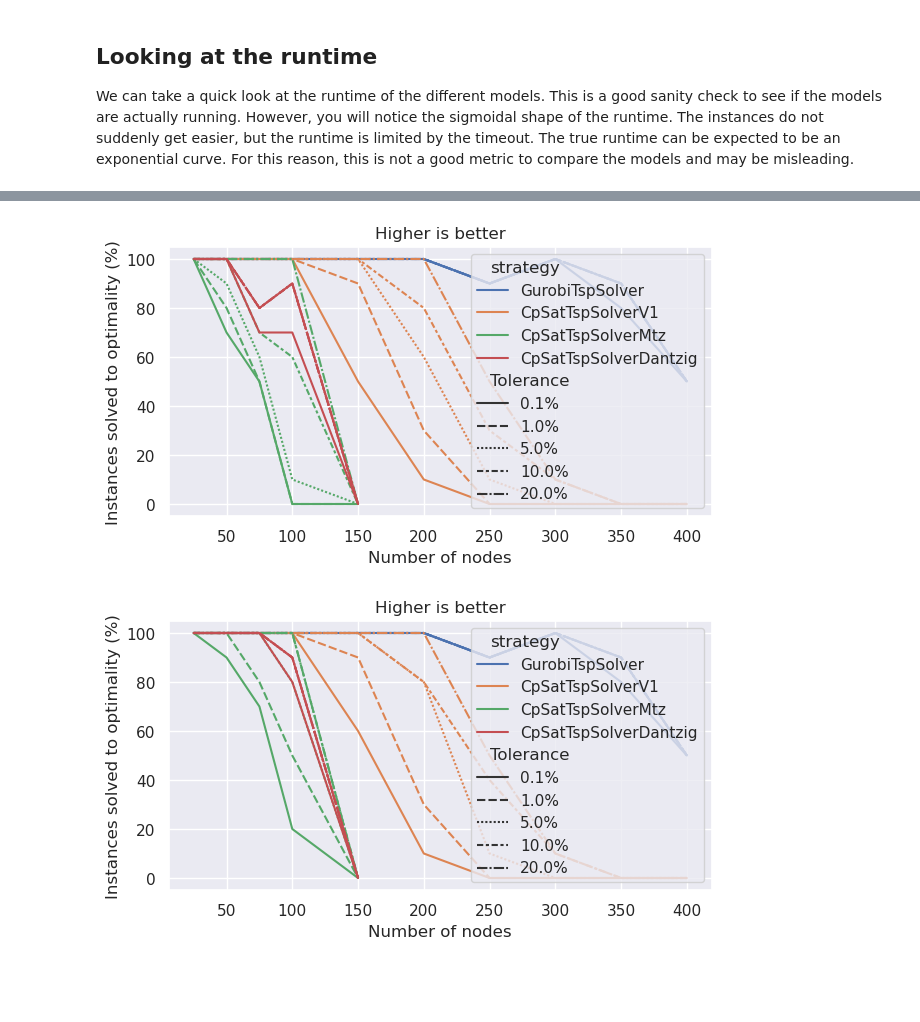
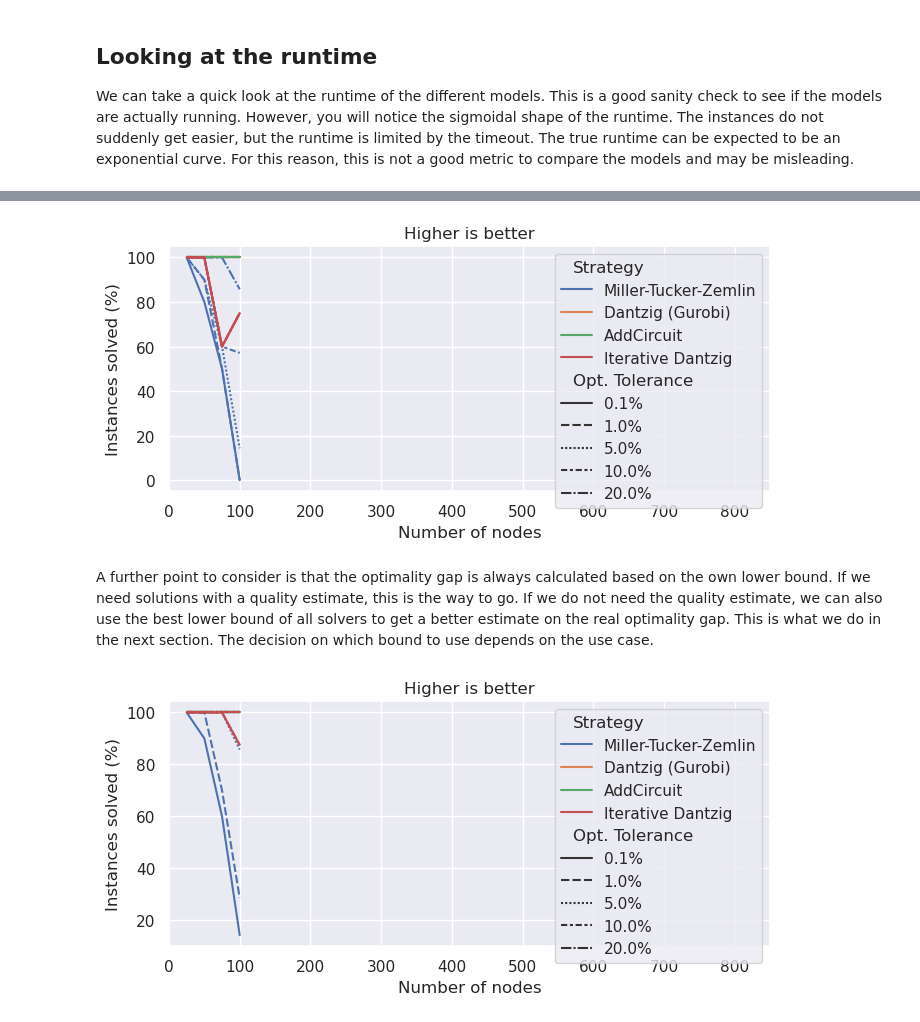
Before and after one commit to d-krupke/cpsat-primer, a Jupyter notebook: examples/tsp_evaluation/04_analyze.ipynb, the cells around one changed output, grey strips where cells are left out. Drawn from its saved outputs; the diff is of its cells as text; code cells hidden in the pictures; blank space fills up the shorter version.

```diff
--- a/examples/tsp_evaluation/04_analyze.ipynb
+++ b/examples/tsp_evaluation/04_analyze.ipynb
@@ -7,10 +7,11 @@ Just as a quick reference to remember which columns are available.
 Double check for stupid mistakes.
 # %%
 import pandas as pd
-from _conf import SIMPLIFIED_RESULTS
+from _conf import SIMPLIFIED_RESULTS, PUBLIC_DATA
 
 results = pd.read_json(SIMPLIFIED_RESULTS)
-results["opt_gap"] = (results["objective"] - results["lower_bound"]) / results["lower_bound"]
-results["opt"] = results["opt_gap"] < 0.001
-results
+results["opt_gap"] = (results["objective"] - results["lower_bound"]) / results["objective"]
+results["strategy"].replace({"GurobiTspSolver": "Dantzig (Gurobi)", "CpSatTspSolverV1": "AddCircuit","CpSatTspSolverDantzig": "Iterative Dantzig", "CpSatTspSolverMtz": "Miller-Tucker-Zemlin"}, inplace=True)
+results["opt"] = results["opt_gap"] <= 0.001
+results.sort_values(["num_nodes", "instance_name"])
 # %% [output]
@@ -72,5 +101,6 @@ plt.show()
 # %%
-t = results
+t = results.sort_values(["num_nodes", "instance_name"])
+t = t[t["opt_tol"] == 0.001]
 t["opt_perc"] = t["opt"] * 100
 display(t.groupby(["num_nodes", "strategy"])[["opt_perc"]].mean())
 plt.figure(figsize=(7, 3.5))
@@ -78,6 +108,8 @@ sns.lineplot(data=t, x="num_nodes", y="opt_perc", hue="strategy")
 plt.ylabel("Instances solved to optimality (%)")
 plt.xlabel("Number of nodes")
 plt.title("Higher is better")
+plt.tight_layout()
+plt.savefig(PUBLIC_DATA/"solved_over_size.png")
 plt.show()
 # %% [output]
 |  |  | opt_perc |
@@ -102,39 +140,55 @@ plt.show()
 # %%
+# Same plot but this time use the best lower bound available for each instance.
 opt_gaps = [0.001, 0.01, 0.05, 0.1, 0.2]
 data = []
 for opt_gap in opt_gaps:
-    t = results.copy()
+    t = results[results["opt_tol"]==0.001].copy()
+    t["opt_gap"] = (t["objective"] - t["lower_bound"]) / t["lower_bound"]
     t["succ"] = t["opt_gap"] <= opt_gap
-    t["Tolerance"] = f"{100*opt_gap}%"
+    t["Opt. Tolerance"] = f"{100*opt_gap}%"
     data.append(t)
 t = pd.concat(data)
 t["succ_perc"] = t["succ"] * 100
 plt.figure(figsize=(7, 3.5))
-sns.lineplot(data=t, x="num_nodes", y="succ_perc", hue="strategy", style="Tolerance", errorbar=None)
-plt.ylabel("Instances solved to optimality (%)")
+t.rename(columns={"strategy": "Strategy"}, inplace=True)
+sns.lineplot(data=t, x="num_nodes", y="succ_perc", hue="Strategy", style="Opt. Tolerance", errorbar=None)
+plt.ylabel("Instances solved (%)")
 plt.xlabel("Number of nodes")
+plt.xlim(0, 850)
 plt.title("Higher is better")
+plt.tight_layout()
+plt.savefig(PUBLIC_DATA/"solved_over_size_opt_tol.png")
 plt.show()
 # %% [output]
-[figure, old version]
+[figure, new version]
+# %% [markdown]
+A further point to consider is that the optimality gap is always calculated based on the own lower bound.
+If we need solutions with a quality estimate, this is the way to go.
+If we do not need the quality estimate, we can also use the best lower bound of all solvers to get a better estimate on the real optimality gap.
+This is what we do in the next section.
+The decision on which bound to use depends on the use case.
 # %%
 # Same plot but this time use the best lower bound available for each instance.
 opt_gaps = [0.001, 0.01, 0.05, 0.1, 0.2]
 data = []
 best_lb = results.groupby(["instance_name"])[["lower_bound"]].max().reset_index()
 for opt_gap in opt_gaps:
-    t = results.merge(best_lb, on="instance_name", suffixes=("", "_best_lb")).copy()
+    t = results[results["opt_tol"]==0.001].merge(best_lb, on="instance_name", suffixes=("", "_best_lb")).copy()
     t["opt_gap"] = (t["objective"] - t["lower_bound_best_lb"]) / t["lower_bound_best_lb"]
     t["succ"] = t["opt_gap"] <= opt_gap
-    t["Tolerance"] = f"{100*opt_gap}%"
+    t["Opt. Tolerance"] = f"{100*opt_gap}%"
     data.append(t)
 t = pd.concat(data)
 t["succ_perc"] = t["succ"] * 100
 plt.figure(figsize=(7, 3.5))
-sns.lineplot(data=t, x="num_nodes", y="succ_perc", hue="strategy", style="Tolerance", errorbar=None)
-plt.ylabel("Instances solved to optimality (%)")
+t.rename(columns={"strategy": "Strategy"}, inplace=True)
+sns.lineplot(data=t, x="num_nodes", y="succ_perc", hue="Strategy", style="Opt. Tolerance", errorbar=None)
+plt.ylabel("Instances solved (%)")
 plt.xlabel("Number of nodes")
+plt.xlim(0, 850)
 plt.title("Higher is better")
+plt.tight_layout()
+plt.savefig(PUBLIC_DATA/"solved_over_size_opt_tol_best_lb.png")
 plt.show()
 # %% [output]
-[figure, old version]
+[figure, new version]
```
Also changed, not shown: parts of 17 cells of this notebook, 15 other files.
